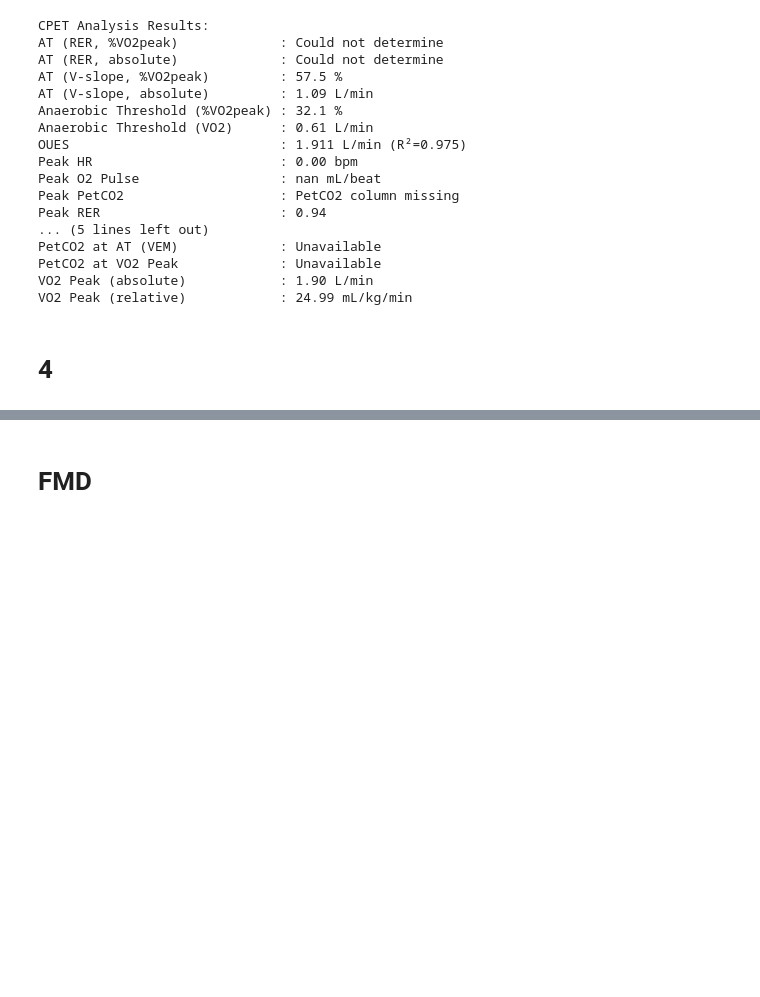
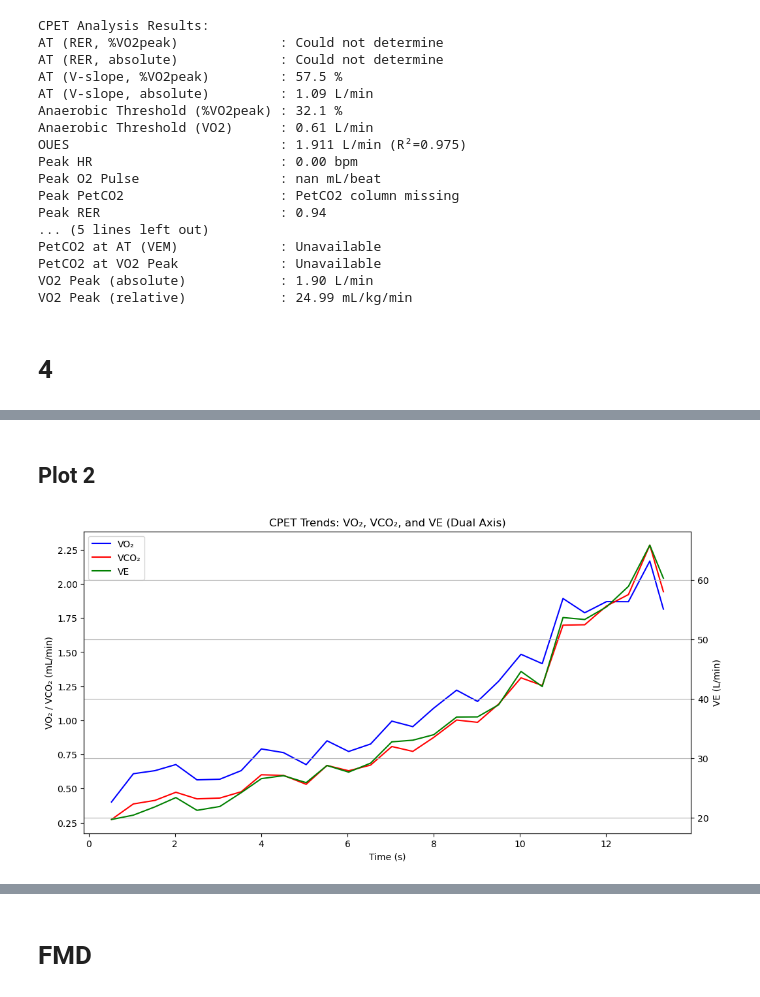
Before and after one commit to orthopedics20/longcovid, a Jupyter notebook: hrv_and_cpet.ipynb, the cells around one changed output, grey strips where cells are left out. Saved outputs shown, nothing was run; the diff lists cells and outputs as text; code cells hidden in the pictures; blank space fills up the shorter version.

```diff
--- a/hrv_and_cpet.ipynb
+++ b/hrv_and_cpet.ipynb
@@ -1027,0 +1965,26 @@ PetCO2 at AT (VE/VO2)              : Column missing
+# %% [markdown]
+## Plot 2
+# %%
+fig, ax1 = plt.subplots(figsize=(12, 6))
+
+# Plot VO2 and VCO2 on primary axis
+ax1.plot(df_cpet['TIME'], df_cpet['VO2'], 'b-', label='VO₂')
+ax1.plot(df_cpet['TIME'], df_cpet['VCO2'], 'r-', label='VCO₂')
+ax1.set_xlabel('Time (s)')
+ax1.set_ylabel('VO₂ / VCO₂ (mL/min)')
+
+# Create secondary axis for VE
+ax2 = ax1.twinx()
+ax2.plot(df_cpet['TIME'], df_cpet['VE'], 'g-', label='VE')
+ax2.set_ylabel('VE (L/min)')
+
+# Combine legends
+lines1, labels1 = ax1.get_legend_handles_labels()
+lines2, labels2 = ax2.get_legend_handles_labels()
+ax1.legend(lines1 + lines2, labels1 + labels2, loc='upper left')
+
+plt.title('CPET Trends: VO₂, VCO₂, and VE (Dual Axis)')
+plt.grid(True)
+plt.show()
+# %% [output]
+[figure, added]
```
Also changed, not shown: parts of 23 cells of this notebook, 9 other files.
